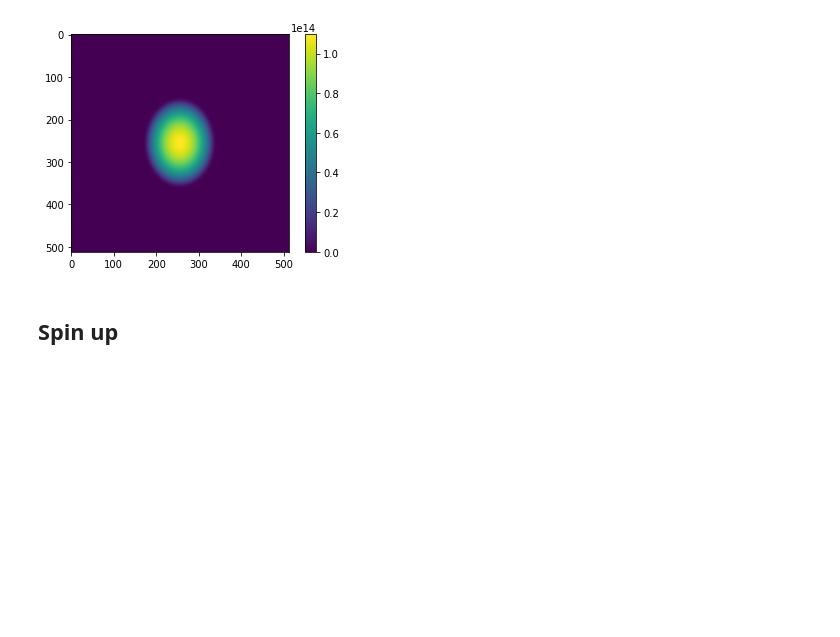
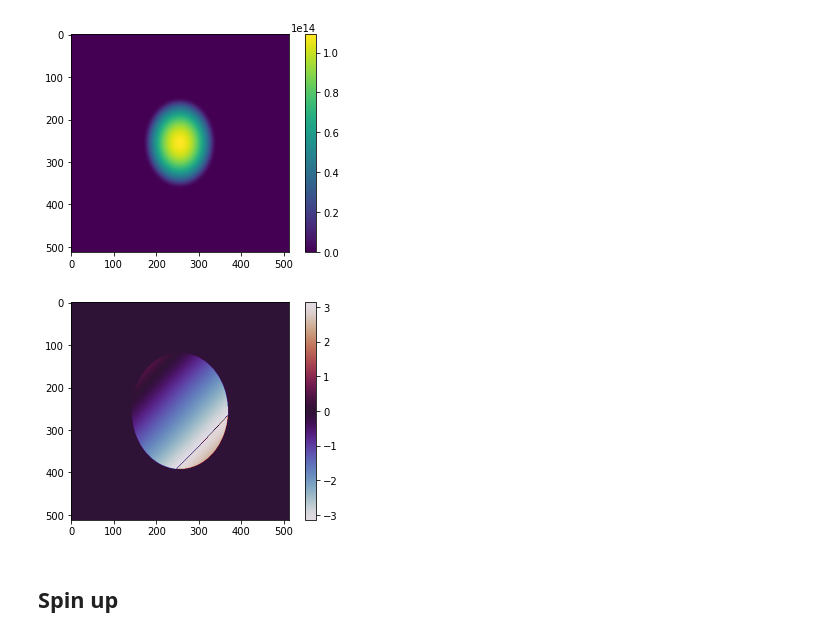
Before and after one commit to biswaroopmukherjee/condensate, a Jupyter notebook: notebooks/Hall strip.ipynb, the cells around one changed output. Cells and saved outputs as stored; diff of their text form; code cells hidden in the pictures; blank space fills up the shorter version.

```diff
--- a/notebooks/Hall strip.ipynb
+++ b/notebooks/Hall strip.ipynb
@@ -43,6 +46,10 @@ groundstate.relax(vmax=3e8, dt=dt, steps=4000)
 groundstate.show_density()
 # %% [output]
 [figure]
+# %%
+groundstate.show_phase()
+# %% [output]
+[figure, added]
 # %% [markdown]
 ## Spin up
 # %%
```
Also changed, not shown: parts of 37 cells of this notebook, 6 other files.
